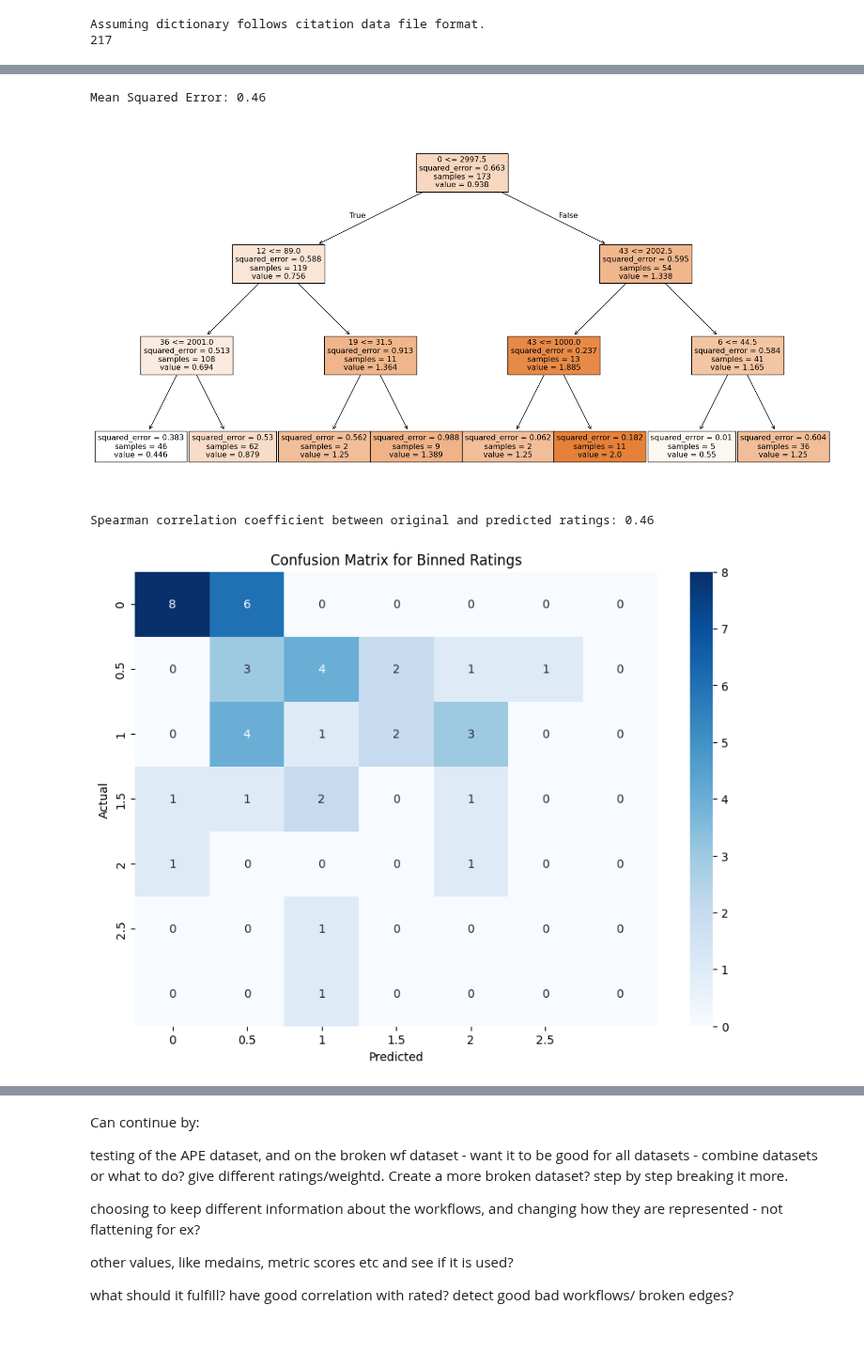
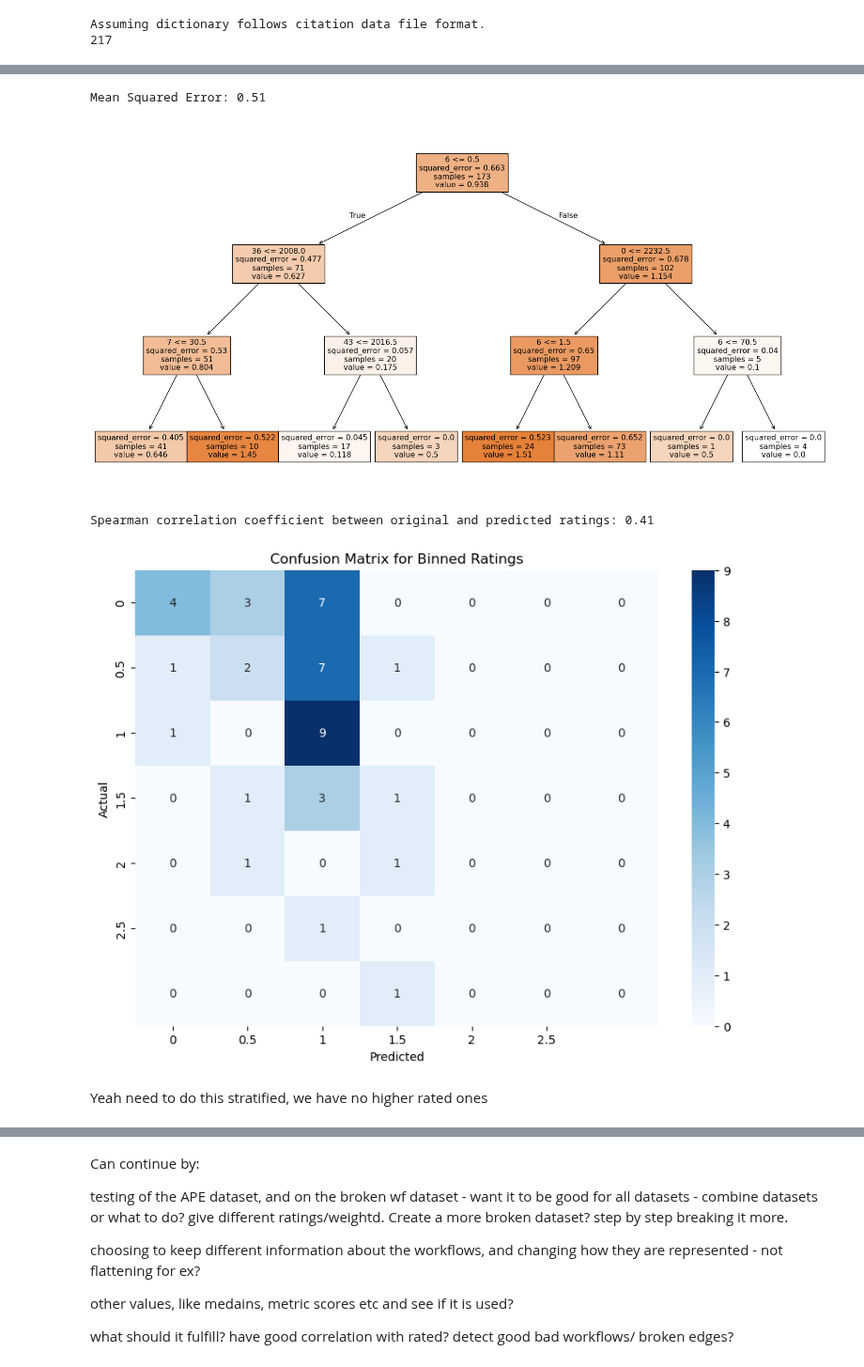
Before and after one commit to Workflomics/pubmetric, a Jupyter notebook: dev-viz-notebooks/ML_metric_eval.ipynb, the cells around one changed output, grey strips where cells are left out. Shown at 94% size. Cells and saved outputs as stored; diff of their text form; code cells hidden in the pictures; blank space fills up the shorter version.

Commit message:
Training on feature vector instead of raw edge weights

```diff
--- a/dev-viz-notebooks/ML_metric_eval.ipynb
+++ b/dev-viz-notebooks/ML_metric_eval.ipynb
@@ -66,0 +144,6 @@ def convert_to_tuples(list_of_lists):
+# %%
+graph_node_ids = get_node_ids(graph)
+tool_degrees =  {id_[0]: graph.degree(id_[1]) for id_ in graph_node_ids.items()}
+# %%
+workflow_dict = not_none_workflows(rated_workflows)
+print("Number of worklows that only contain tools that are present in the graph: ", len(workflow_dict))
@@ -66,0 +153,3 @@ def convert_to_tuples(list_of_lists):
+# %%
+labels, feature_dataset = create_feature_dataset(workflow_dict, graph, citation_counts, tool_ages, tool_degrees)
+feature_names =['sum', 'logsum', 'connectivity', 'mean_age', 'max_age', 'min_age', 'mean_degree', 'max_degree', 'min_degree', 'mean_citation', 'max_citation', 'min_citation']
@@ -67 +389,10 @@ def convert_to_tuples(list_of_lists):
+# %%
+def convert_to_tuples(list_of_lists):
+    """
+    Converts a list of lists into a list of tuples.
+
+    :param list_of_lists: List of lists to be converted.
+    :return: List of tuples.
+    """
+    return [tuple(inner_list) for inner_list in list_of_lists]
 # %%
@@ -245,33 +555,25 @@ Spearman correlation coefficient between original and predicted ratings: 0.48
 # %%
-#too big. making smaller
+# Making a smaller one - easier to understand
+y_pred = model.predict(X_test)
 
-model = DecisionTreeRegressor(max_depth=3)
-model.fit(X_train, y_train)
-
-y_pred = model.predict(X_test)
+feature_names = np.arange(len(X_test[0]))  # feature names are not available but could add?
 
 mse = mean_squared_error(y_test, y_pred)
 print(f'Mean Squared Error: {mse:.2f}')
 
 plt.figure(figsize=(20, 10))
 plot_tree(model, filled=True, feature_names=feature_names)
 plt.show()
 
-from scipy.stats import spearmanr
-
 correlation, _ = spearmanr(y_test, y_pred)
 
 print(f'Spearman correlation coefficient between original and predicted ratings: {correlation:.2f}')
 # %% [output]
-Mean Squared Error: 0.46
+Mean Squared Error: 0.51
-[figure, old version]
+[figure, new version]
-Spearman correlation coefficient between original and predicted ratings: 0.46
+Spearman correlation coefficient between original and predicted ratings: 0.41
 # %%
-
-model = DecisionTreeRegressor()
-model.fit(X_train, y_train)
-
-y_pred = model.predict(X_test)
+# confusion matrix
 
 bins = [0, 0.5, 1, 1.5, 2, 2.5, 3]
 y_test_binned = np.digitize(y_test, bins) - 1
@@ -286,5 +588,7 @@ plt.ylabel('Actual')
 plt.title('Confusion Matrix for Binned Ratings')
 plt.show()
 # %% [output]
-[figure, old version]
+[figure, new version]
+# %% [markdown]
+Yeah need to do this stratified, we have no higher rated ones
 # %%
```
Also changed, not shown: parts of 49 cells of this notebook, 1 other file.
